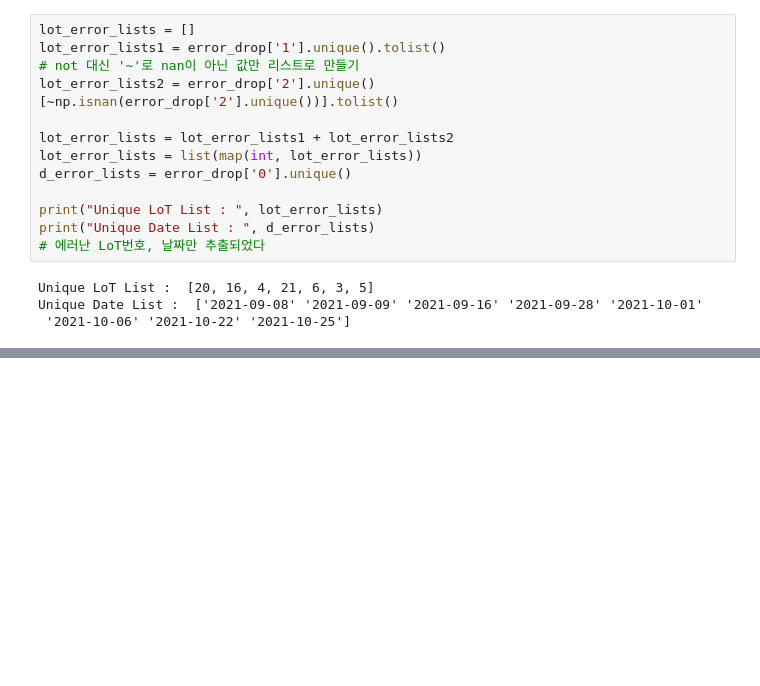
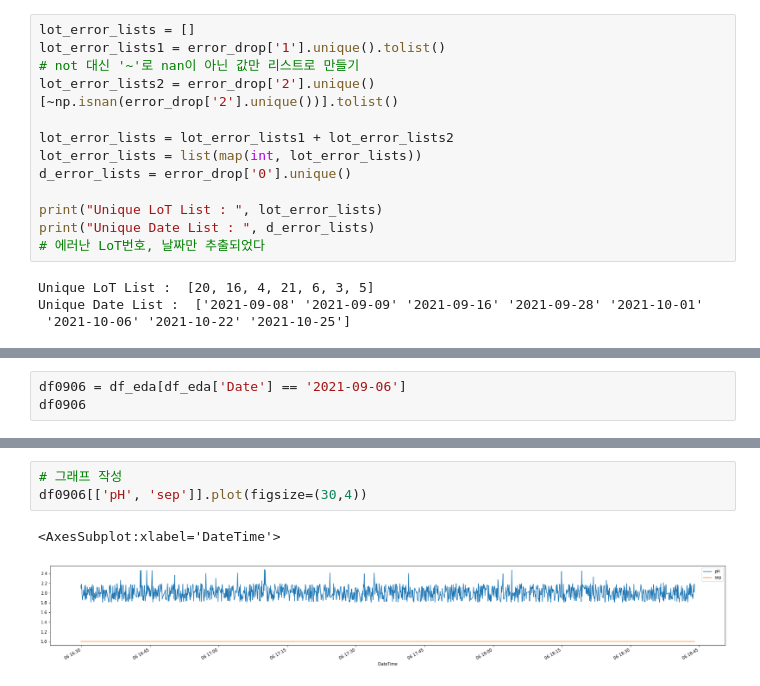
Before and after one commit to och5351/Bigdata_busan, a Jupyter notebook: csy/EDA.ipynb, the cells around one changed output, grey strips where cells are left out. Drawn from its saved outputs; the diff is of its cells as text; blank space fills up the shorter version.

```diff
--- a/csy/EDA.ipynb
+++ b/csy/EDA.ipynb
@@ -282,0 +429,3 @@ Unique Date List :  ['2021-09-08' '2021-09-09' '2021-09-16' '2021-09-28' '2021-1
+# %%
+df0906 = df_eda[df_eda['Date'] == '2021-09-06']
+df0906
@@ -282,0 +471,6 @@ Unique Date List :  ['2021-09-08' '2021-09-09' '2021-09-16' '2021-09-28' '2021-1
+# %%
+# 그래프 작성
+df0906[['pH', 'sep']].plot(figsize=(30,4))
+# %% [output]
+<AxesSubplot:xlabel='DateTime'>
+[figure, added]
```
Also changed, not shown: parts of 17 cells of this notebook, 1 other file.
